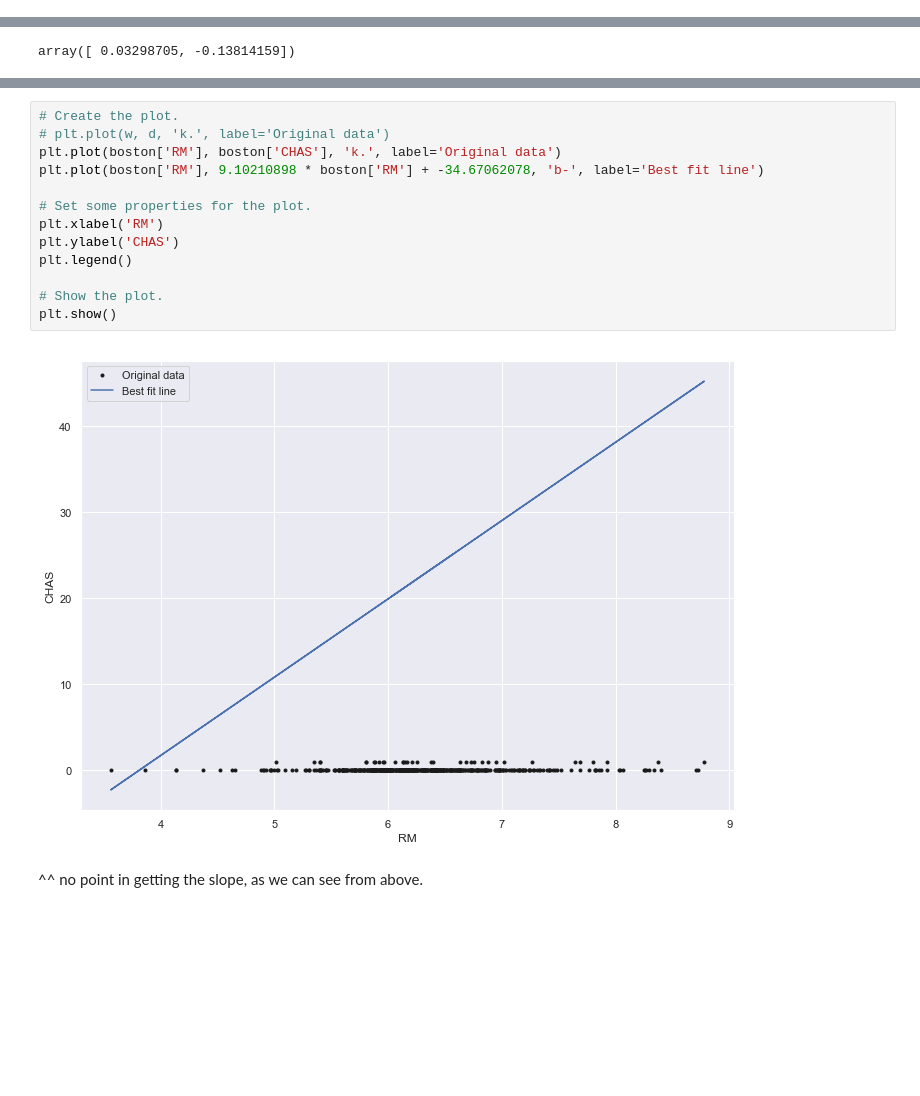
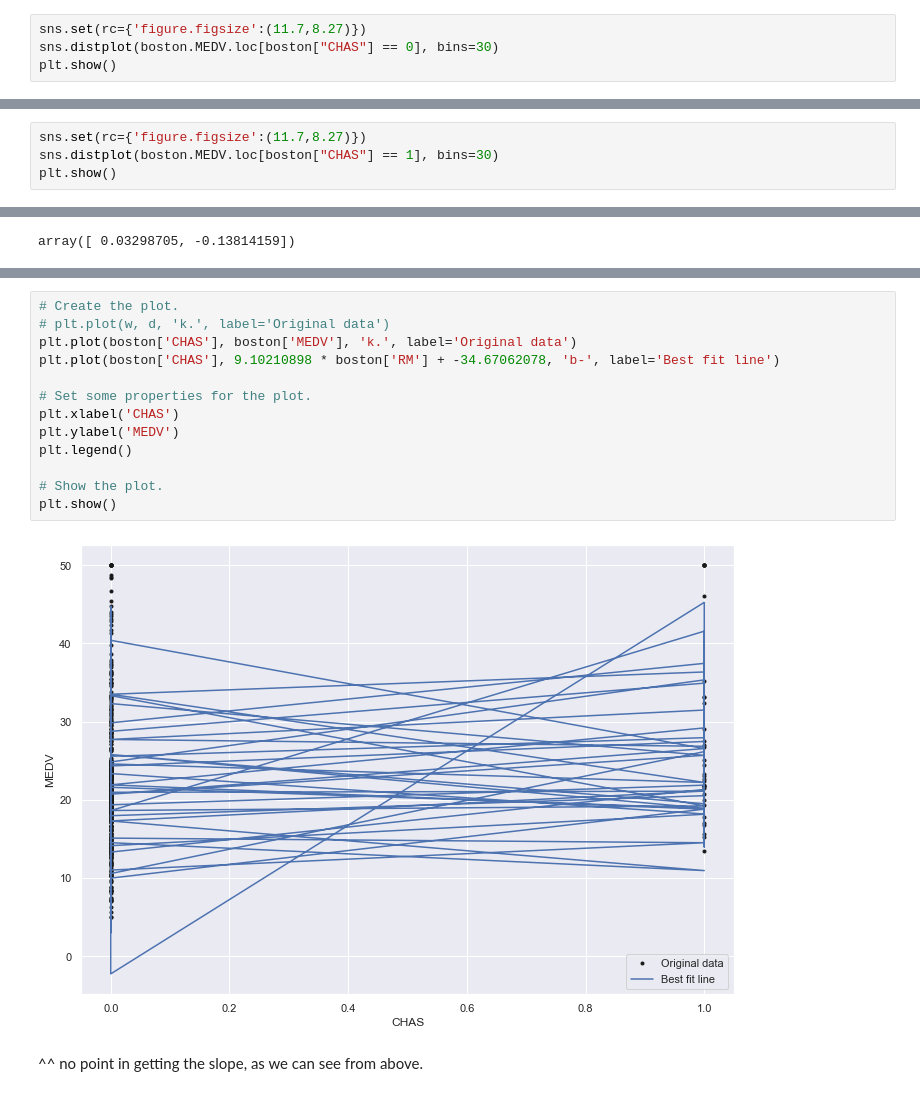
Before and after one commit to joanh3aly/boston-house-prices, a Jupyter notebook: boston-house-prices-analysis.ipynb, the cells around one changed output, grey strips where cells are left out. Drawn from its saved outputs; the diff is of its cells as text; blank space fills up the shorter version.

```diff
--- a/boston-house-prices-analysis.ipynb
+++ b/boston-house-prices-analysis.ipynb
@@ -109,0 +125,4 @@ plt.show()
+# %%
+sns.set(rc={'figure.figsize':(11.7,8.27)})
+sns.distplot(boston.MEDV.loc[boston["CHAS"] == 0], bins=30)
+plt.show()
@@ -109,0 +131,4 @@ plt.show()
+# %%
+sns.set(rc={'figure.figsize':(11.7,8.27)})
+sns.distplot(boston.MEDV.loc[boston["CHAS"] == 1], bins=30)
+plt.show()
@@ -186,18 +213,18 @@ plt.show()
 # %%
 # Create the plot.
 # plt.plot(w, d, 'k.', label='Original data')
-plt.plot(boston['RM'], boston['CHAS'], 'k.', label='Original data')
-plt.plot(boston['RM'], 9.10210898 * boston['RM'] + -34.67062078, 'b-', label='Best fit line')
+plt.plot(boston['CHAS'], boston['MEDV'], 'k.', label='Original data')
+plt.plot(boston['CHAS'], 9.10210898 * boston['RM'] + -34.67062078, 'b-', label='Best fit line')
 
 # Set some properties for the plot.
-plt.xlabel('RM')
-plt.ylabel('CHAS')
+plt.xlabel('CHAS')
+plt.ylabel('MEDV')
 plt.legend()
 
 # Show the plot.
 plt.show()
 # %% [output]
-[figure, old version]
+[figure, new version]
 # %% [markdown]
 ^^ no point in getting the slope, as we can see from above.
 # %%
```
Also changed, not shown: parts of 36 cells of this notebook, 1 other file.
